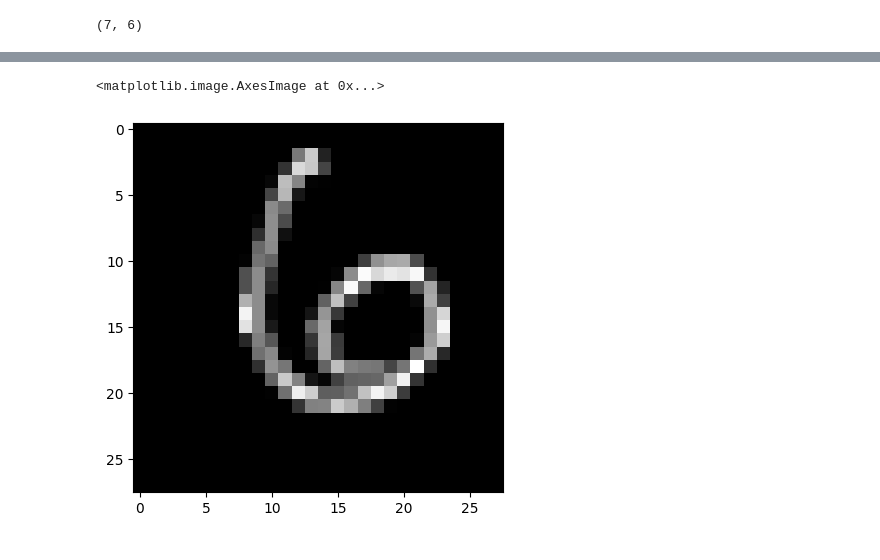
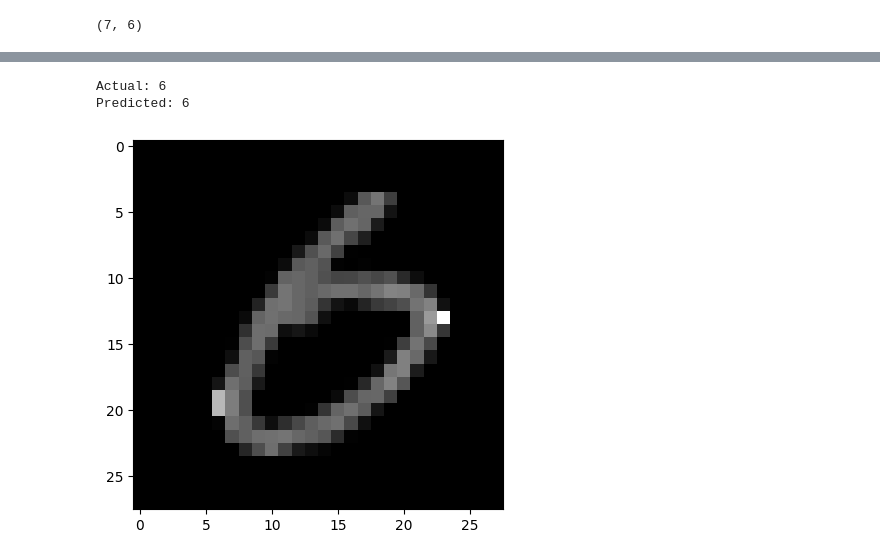
Before and after one commit to sauravkokane/Data-Science-Training, a Jupyter notebook: Deep_learning_with_Python,_Tensorflow_and_Keras_Tutorial.ipynb, the cells around one changed output, grey strips where cells are left out. Drawn from its saved outputs; the diff is of its cells as text; code cells hidden in the pictures.

```diff
--- a/Deep_learning_with_Python,_Tensorflow_and_Keras_Tutorial.ipynb
+++ b/Deep_learning_with_Python,_Tensorflow_and_Keras_Tutorial.ipynb
@@ -162,5 +216,8 @@ plt.imshow(x_test[0], cmap='grey')
-# %%
-plt.imshow(x_test[100], cmap='gray')
-# %% [output]
-<matplotlib.image.AxesImage at 0x...>
-[figure, removed]
+# %%
+plt.imshow(x_test[965], cmap="grey")
+print(f"Actual: {y_test[965]}")
+print(f"Predicted: {outputs[965]}")
+# %% [output]
+Actual: 6
+Predicted: 6
+[figure, added]
```
Also changed, not shown: parts of 17 cells of this notebook.
